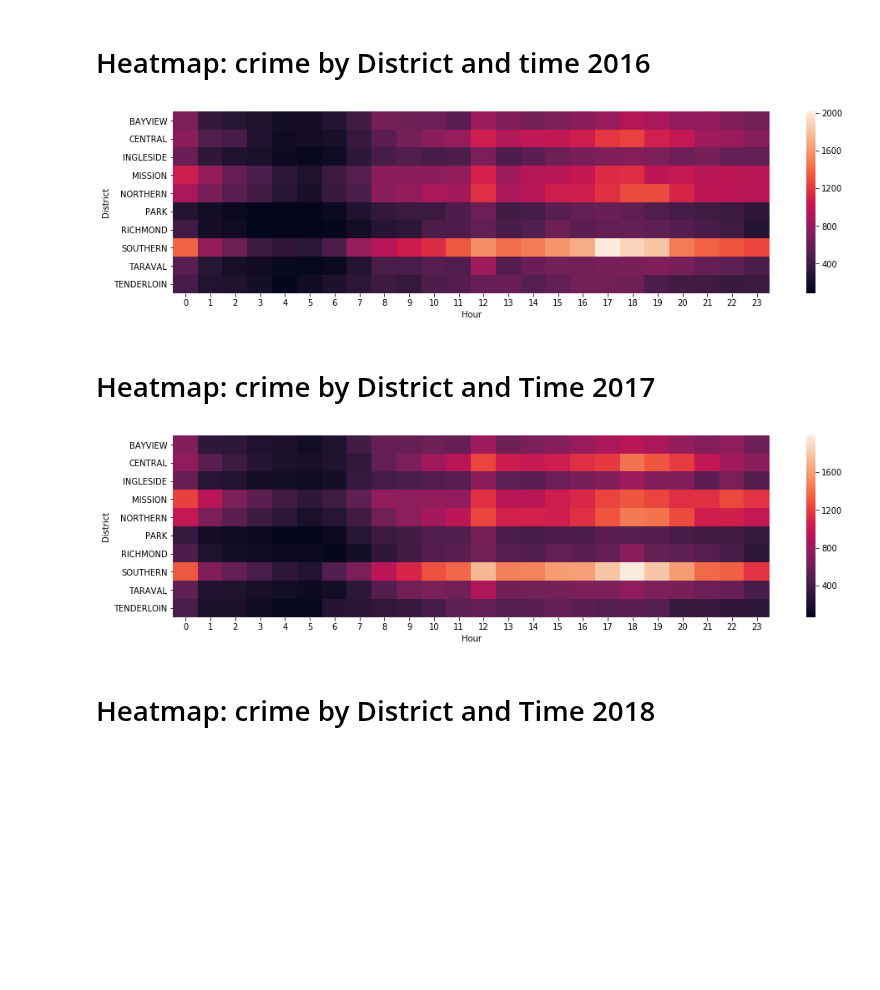
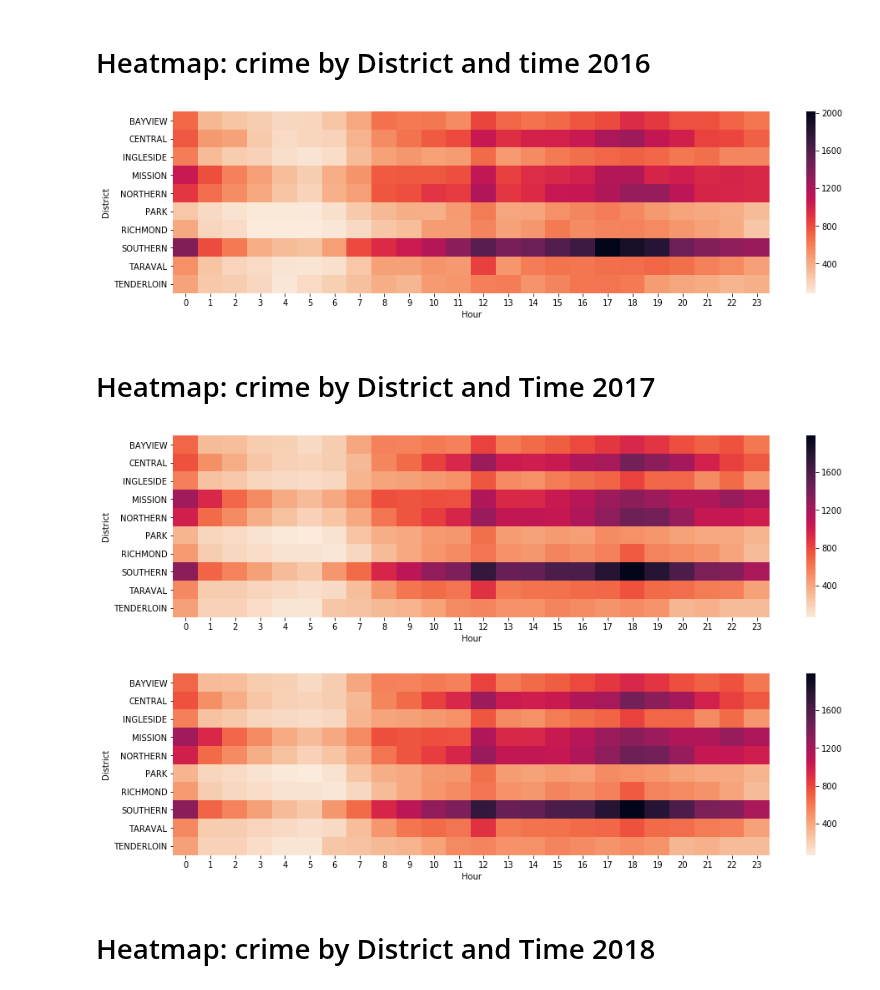
Before and after one commit to mitrapiya25/SF-Crime-Analysis, a Jupyter notebook: Crime_CSV_Manel.ipynb, the cells around one changed output. Saved outputs shown, nothing was run; the diff lists cells and outputs as text; code cells hidden in the pictures; blank space fills up the shorter version.

```diff
--- a/Crime_CSV_Manel.ipynb
+++ b/Crime_CSV_Manel.ipynb
@@ -384,23 +396,26 @@ df_gb.rename(columns={0:"Crimes"}, inplace=True)
 df_h = df_gb.pivot("District", "Hour", "Crimes")
 fig, ax = plt.subplots()
 fig.set_size_inches(16, 4)
-ax = sns.heatmap(df_h, ax=ax)
+ax = sns.heatmap(df_h, ax=ax, cmap= sns.cm.rocket_r )
 plt.savefig ("heatmap_time_2016.png")
+plt.show()
 # %% [output]
-[figure, old version]
+[figure, new version]
 # %% [markdown]
 # Heatmap: crime by District and Time 2017
 # %%
 df_gb2 = pd.DataFrame(crime_data_2017_DF.groupby(['District', 'Hour']).size())
 df_gb2.reset_index(inplace=True)
 df_gb2.rename(columns={0:"Crimes"}, inplace=True)
 df_h2 = df_gb2.pivot("District", "Hour", "Crimes")
 fig, ax = plt.subplots()
 fig.set_size_inches(16, 4)
 plt.savefig ("heatmap_time_2017.png")
-ax = sns.heatmap(df_h2, ax=ax)
+ax = sns.heatmap(df_h2, ax=ax, cmap= sns.cm.rocket_r)
+plt.show()
 # %% [output]
-[figure, old version]
+[figure, new version]
+[figure, added]
 # %% [markdown]
 # Heatmap: crime by District and Time 2018
 # %%
```
Also changed, not shown: parts of 13 cells of this notebook.
